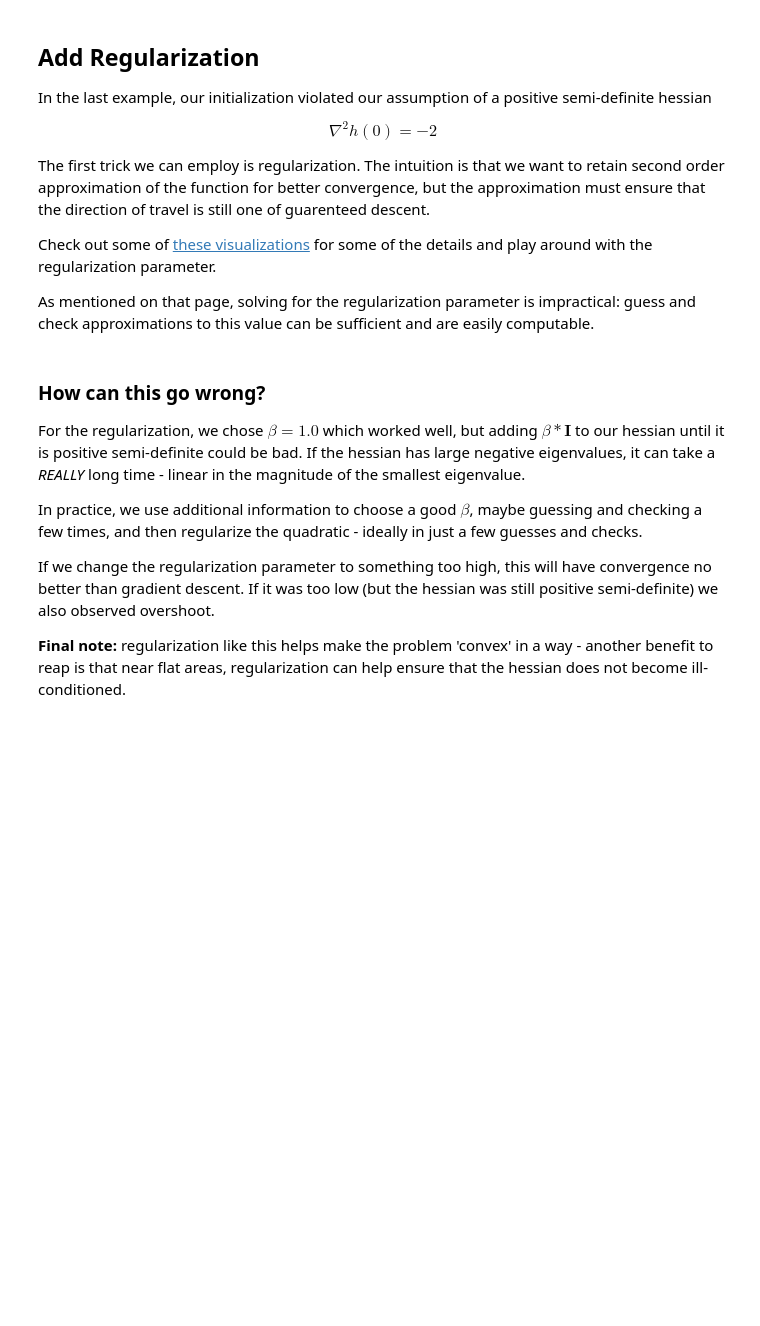
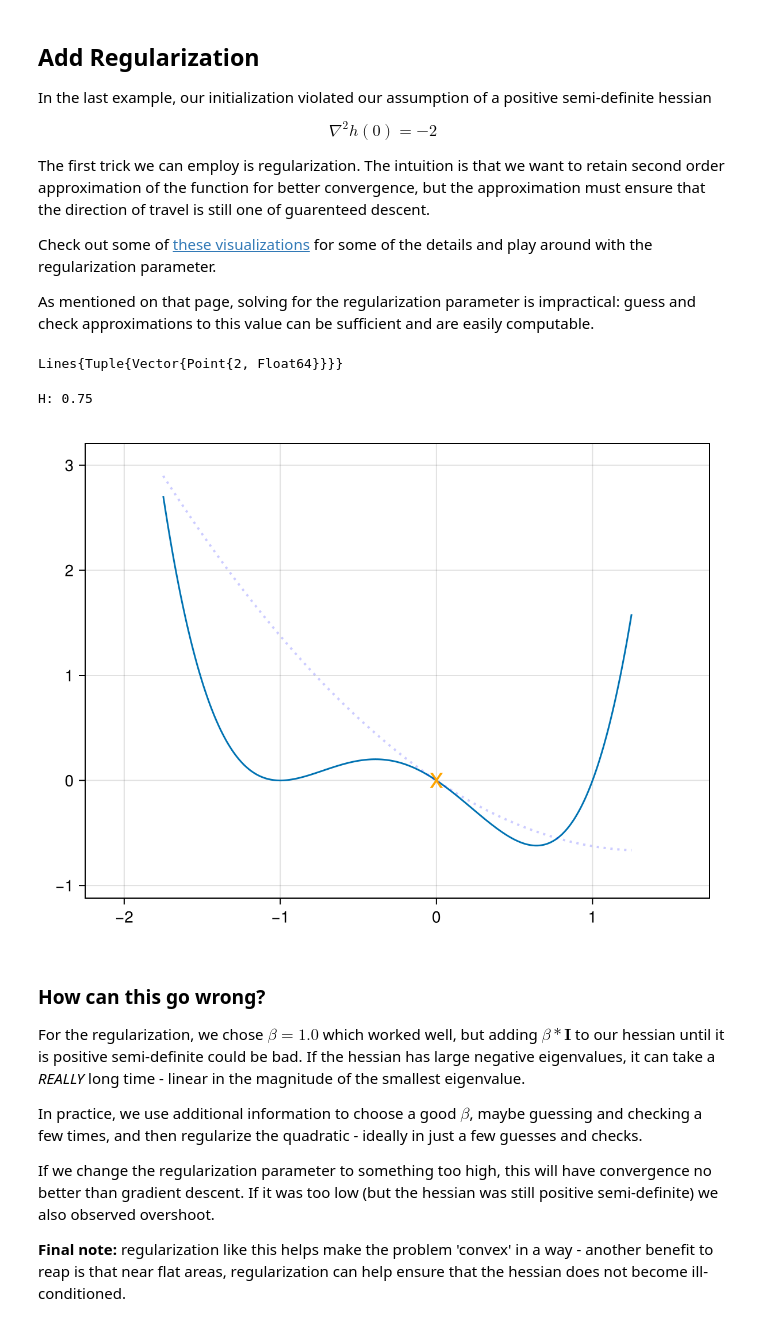
Before and after one commit to xoth42/QNumerics2025_Control, a Jupyter notebook: lecture-1/opt.ipynb, the cells around one changed output. Cells and saved outputs as stored; diff of their text form; code cells hidden in the pictures; blank space fills up the shorter version.

```diff
--- a/lecture-1/opt.ipynb
+++ b/lecture-1/opt.ipynb
@@ -127,8 +139,8 @@ As mentioned on that page, solving for the regularization parameter is impractic
 # %%
 using LinearAlgebra
 
-β = 1.0
-# β = 2.75
+# β = 1.0
+β = 2.75
 
 function regularized_newton_step(xᵢ; β=β)
     H = ∇²h(xᵢ)
@@ -146,26 +158,31 @@ xᵢ = 0.0
 fig1 = Figure()
 ax1 = Axis(fig1[1,1])
 lines!(ax1, x, h(x))
+# %% [output]
+Lines{Tuple{Vector{Point{2, Float64}}}}
 # %%
 xᵢ₊₁ = regularized_newton_step(xᵢ)
 plot!(ax1, [xᵢ], [h(xᵢ)], color=:orange, marker='x', markersize=25)
 
 # plot the quadratic approximation of the function at xᵢ as a dotted line with a regularized hessian,
-# function h_regularized_q(x, xᵢ)
-#     H = ∇²h(xᵢ)
-#     while !isposdef(H) # don't do this in your own code!
-#         H = H + β*I
-#     end
-#     println("H: ", H)
-#     return h(xᵢ) .+ ∇h(xᵢ) * (x .- xᵢ) .+ 0.5 * H * (x .- xᵢ).^2
-# end
+function h_regularized_q(x, xᵢ)
+    H = ∇²h(xᵢ)
+    while !isposdef(H) # don't do this in your own code!
+        H = H + β*I
+    end
+    println("H: ", H)
+    return h(xᵢ) .+ ∇h(xᵢ) * (x .- xᵢ) .+ 0.5 * H * (x .- xᵢ).^2
+end
 
-# ylims!(ax1, y_min - 0.5, y_max + 0.5)
-# xlims!(ax1, minimum(x) - 0.5, maximum(x) + 0.5)
-# lines!(ax1, x, h_regularized_q(x, xᵢ), color=:blue, linestyle=:dot, linewidth=2, alpha=0.2)
+ylims!(ax1, y_min - 0.5, y_max + 0.5)
+xlims!(ax1, minimum(x) - 0.5, maximum(x) + 0.5)
+lines!(ax1, x, h_regularized_q(x, xᵢ), color=:blue, linestyle=:dot, linewidth=2, alpha=0.2)
 
 xᵢ = xᵢ₊₁
 fig1
+# %% [output]
+H: 0.75
+[figure, added]
 # %% [markdown]
 ### How can this go wrong?
 
```
Also changed, not shown: parts of 21 cells of this notebook, 4 other files.
